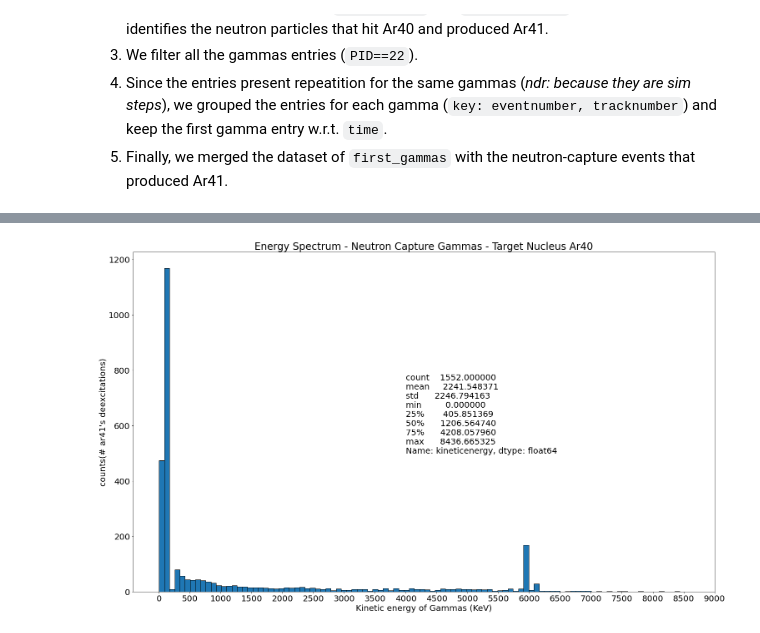
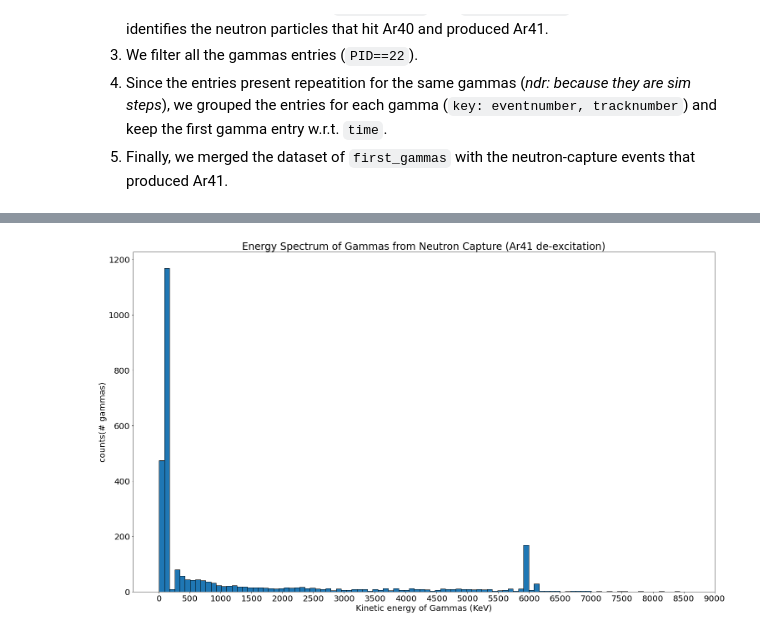
Before and after one commit to luigiberducci/ML4NP, a Jupyter notebook: Notebooks/looking_for_gammas_around_ar41_ncapture.ipynb, the cells around one changed output, grey strips where cells are left out. Drawn from its saved outputs; the diff is of its cells as text; code cells hidden in the pictures.

```diff
--- a/Notebooks/looking_for_gammas_around_ar41_ncapture.ipynb
+++ b/Notebooks/looking_for_gammas_around_ar41_ncapture.ipynb
@@ -168,10 +166,9 @@ FileNotFoundError: [Errno 2] File b'../Data/muons/FilterNCaptureEntries.csv' doe
 # %%
 plt.hist(first_gammas_ar41deex.kineticenergy, bins=100, edgecolor='k')
 plt.xlabel("Kinetic energy of Gammas (KeV)")
-plt.ylabel("counts(# ar41's deexcitations)")
-plt.title("Energy Spectrum - Neutron Capture Gammas - Target Nucleus Ar40")
-plt.text(4000, 500, str(sum_gamma_ke_for_ar41deex.describe()))
+plt.ylabel("counts(# gammas)")
+plt.title("Energy Spectrum of Gammas from Neutron Capture (Ar41 de-excitation)")
 plt.xticks(np.linspace(0, 9000, 19))
 plt.show()
 # %% [output]
-[figure, old version]
+[figure, new version]
```
Also changed, not shown: parts of 8 cells of this notebook, 1 other file.
